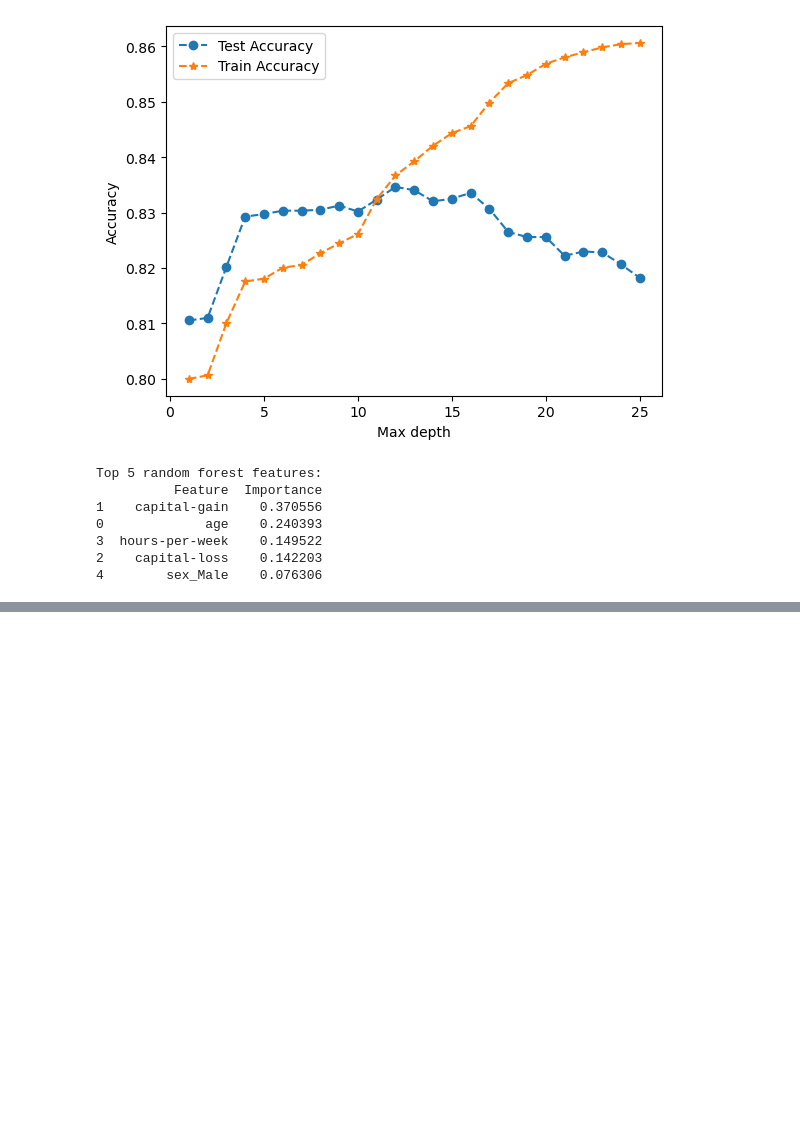
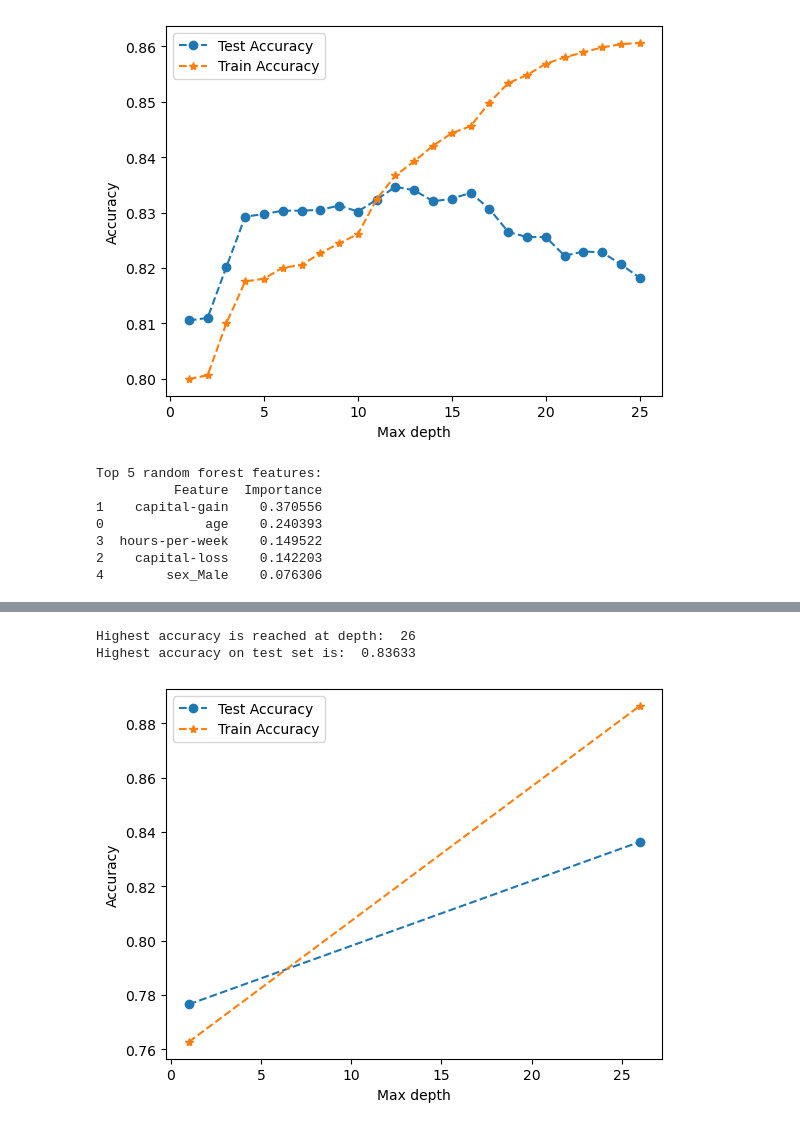
Before and after one commit to fatemehaa/DS-ML-Git-Projects, a Jupyter notebook: Random Forests Project/Random forest project.ipynb, the cells around one changed output, grey strips where cells are left out. Saved outputs shown, nothing was run; the diff lists cells and outputs as text; code cells hidden in the pictures; blank space fills up the shorter version.

Commit message:
Create additional features and retune

```diff
--- a/Random Forests Project/Random forest project.ipynb
+++ b/Random Forests Project/Random forest project.ipynb
@@ -117,0 +120,45 @@ Top 5 random forest features:
+# %%
+# Create two new features, based on education
+df['education_bin'] = pd.cut(df['education-num'], [0,9,13,16],
+                             labels=['HS or less', 'College to Bachelors', 'Masters or more'])
+# %%
+# Convert categorical features to dummy variables
+feature_cols = ['age', 'capital-gain', 'capital-loss', 'hours-per-week',
+                'sex', 'race','education_bin']
+
+X = pd.get_dummies(df[feature_cols], drop_first=True)
+# %%
+# Use the new additional feature and recreate test/train split
+X_train, X_test, y_train, y_test = train_test_split(X, y, test_size=0.2, random_state=1)
+# %%
+# Tune the hyperparameter max_depth over a range from 1-25 with the additional feature
+np.random.seed(0)
+accuracy_train = []
+accuracy_test = []
+depths = (1, 26)
+for i in depths:
+    rf = RandomForestClassifier(max_depth=i)
+    rf.fit(X_train, y_train)
+    y_pred_test = rf.predict(X_test)
+    y_pred_train = rf.predict(X_train)
+    accuracy_test.append(accuracy_score(y_test, y_pred_test))
+    accuracy_train.append(accuracy_score(y_train, y_pred_train))
+# %%
+# Find the best max depth now with the additional feature
+best_acc = np.max(accuracy_test)
+best_depth = depths[np.argmax(accuracy_test)]
+print('Highest accuracy is reached at depth: ', best_depth)
+print('Highest accuracy on test set is: ', round(best_acc, 5))
+# %% [output]
+Highest accuracy is reached at depth:  26
+Highest accuracy on test set is:  0.83633
+# %%
+# Plot the accuracy scores for the test and train set over the range of depth values
+plt.plot(depths, accuracy_test, '--o')
+plt.plot(depths, accuracy_train, '--*')
+plt.legend(['Test Accuracy', 'Train Accuracy'])
+plt.xlabel('Max depth')
+plt.ylabel('Accuracy')
+plt.show()
+# %% [output]
+[figure, added]
```
Also changed, not shown: parts of 2 cells of this notebook.
